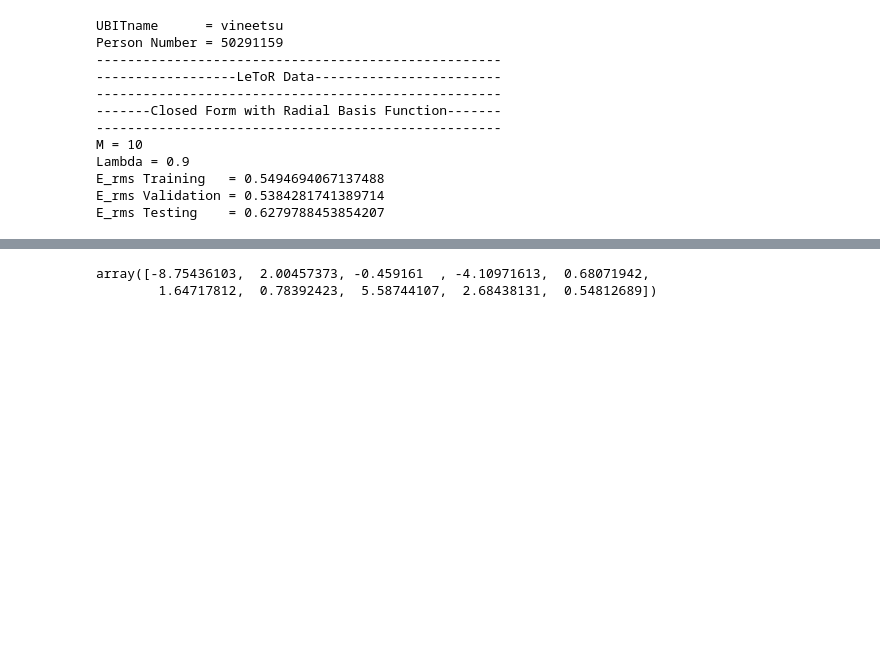
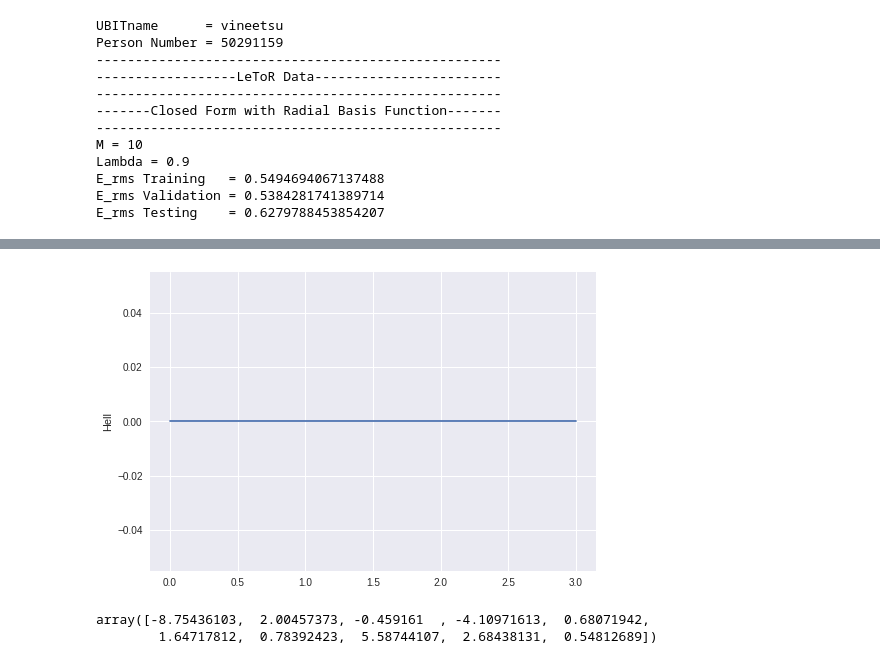
Before and after one commit to MicroprocessorX069/Prediction-of-Page-Rank, a Jupyter notebook: LeToR_Regression_and_Gradient_Descent_Basics.ipynb, the cells around one changed output, grey strips where cells are left out. Saved outputs shown, nothing was run; the diff lists cells and outputs as text; code cells hidden in the pictures; blank space fills up the shorter version.

```diff
--- a/LeToR_Regression_and_Gradient_Descent_Basics.ipynb
+++ b/LeToR_Regression_and_Gradient_Descent_Basics.ipynb
@@ -345,3 +382,10 @@ E_rms Testing    = 0.6279788453854207
+# %%
+import matplotlib.pyplot as plt
+plt.plot(TestAcc[3])
+plt.ylabel('Hell')
+plt.show()
+# %% [output]
+[figure, added]
 # %%
 W
 #np.dot(220, W)
```
Also changed, not shown: parts of 8 cells of this notebook.
